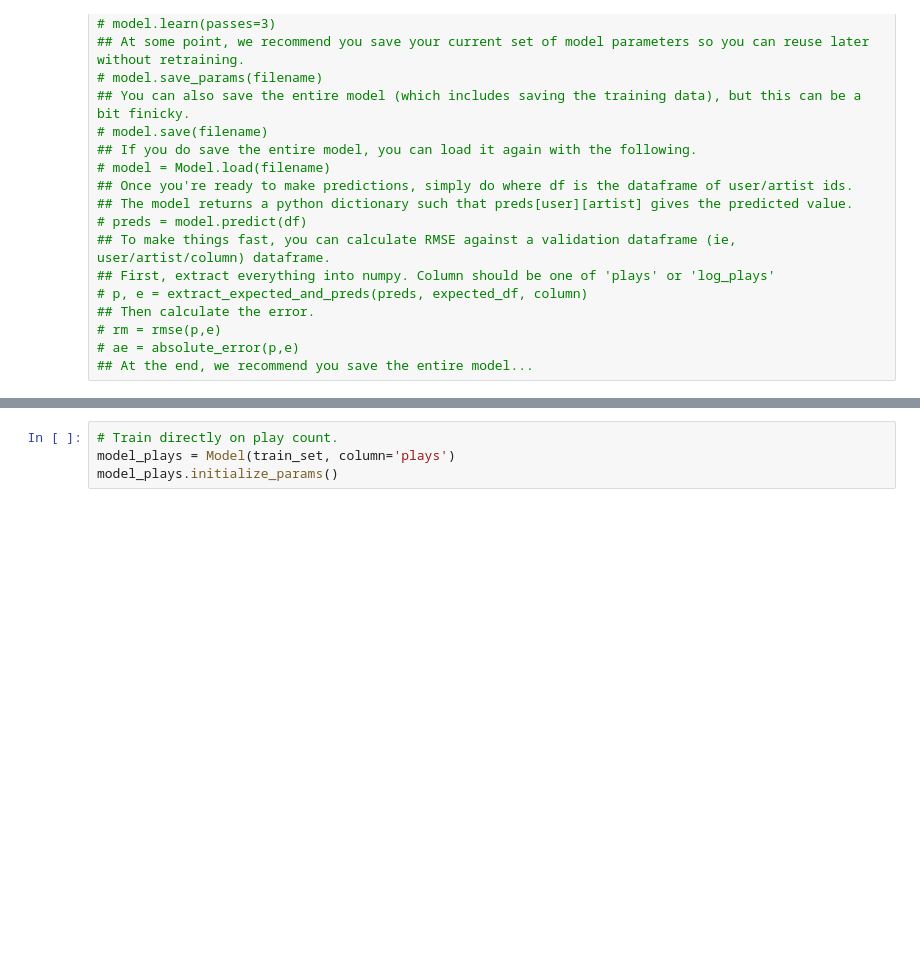
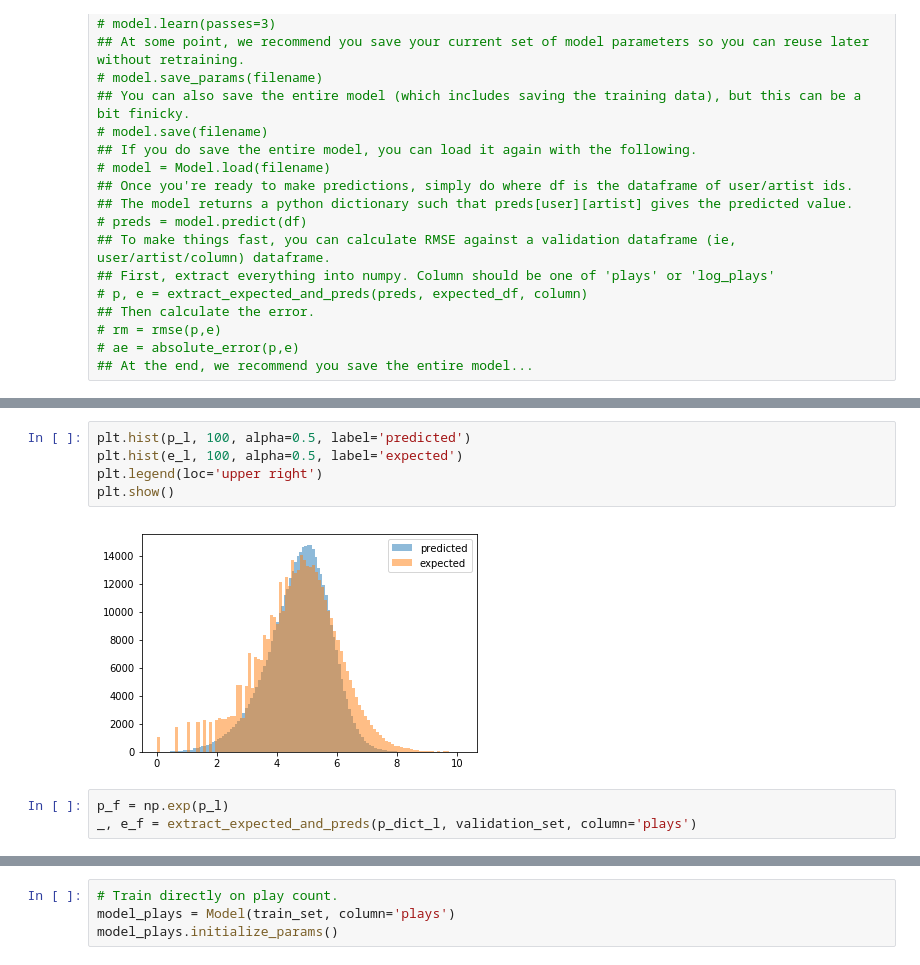
Before and after one commit to kandluis/ipython, a Jupyter notebook: Wikipedia API.ipynb, the cells around one changed output, grey strips where cells are left out. Saved outputs shown, nothing was run; the diff lists cells and outputs as text; blank space fills up the shorter version.

```diff
--- a/Wikipedia API.ipynb
+++ b/Wikipedia API.ipynb
@@ -785,0 +880,10 @@ class Model(object):
+# %%
+plt.hist(p_l, 100, alpha=0.5, label='predicted')
+plt.hist(e_l, 100, alpha=0.5, label='expected')
+plt.legend(loc='upper right')
+plt.show()
+# %% [output]
+[figure, added]
+# %%
+p_f = np.exp(p_l)
+_, e_f = extract_expected_and_preds(p_dict_l, validation_set, column='plays')
```
Also changed, not shown: parts of 53 cells of this notebook.
